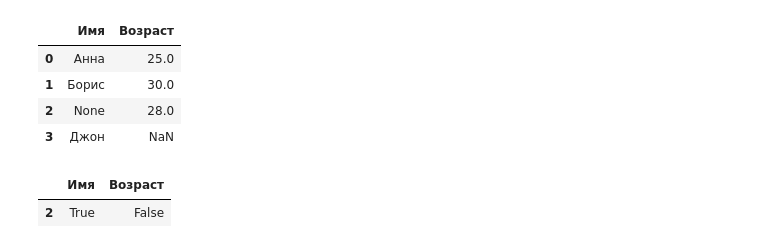
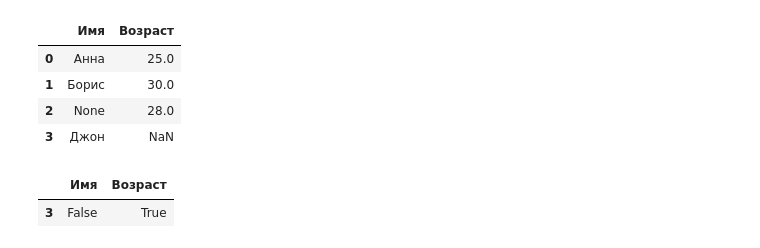
Before and after one commit to RUMPS1/1st-Rep, a Jupyter notebook: Учеба.ipynb, the cells around one changed output. Cells and saved outputs as stored; diff of their text form; code cells hidden in the pictures.

```diff
--- a/Учеба.ipynb
+++ b/Учеба.ipynb
@@ -79,7 +79,7 @@ df
 # %%
 x = df.isnull()
 # %%
-df.isnull().loc[x["Имя"] == True]
+df.isnull().loc[x["Возраст"] == True]
 # %% [output]
 |  | Имя | Возраст |
-| 2 | True | False |
+| 3 | False | True |
```
